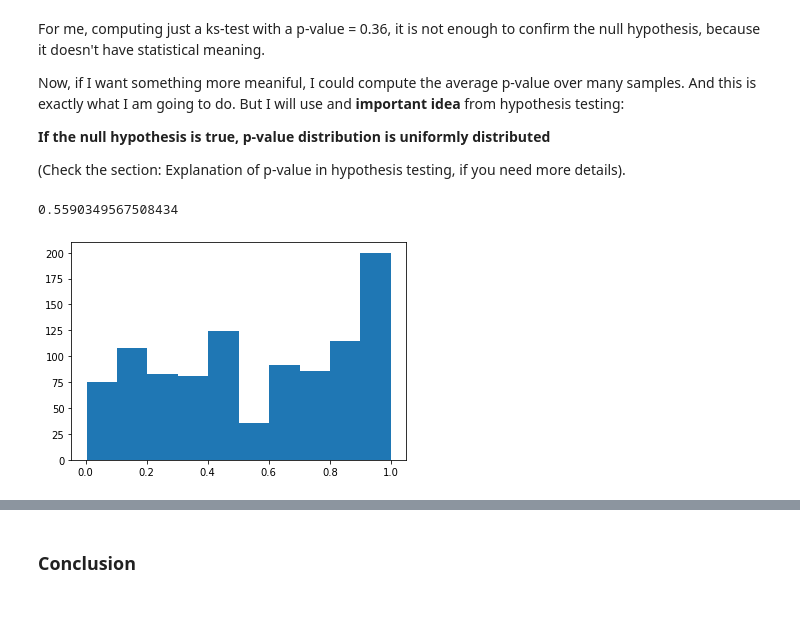
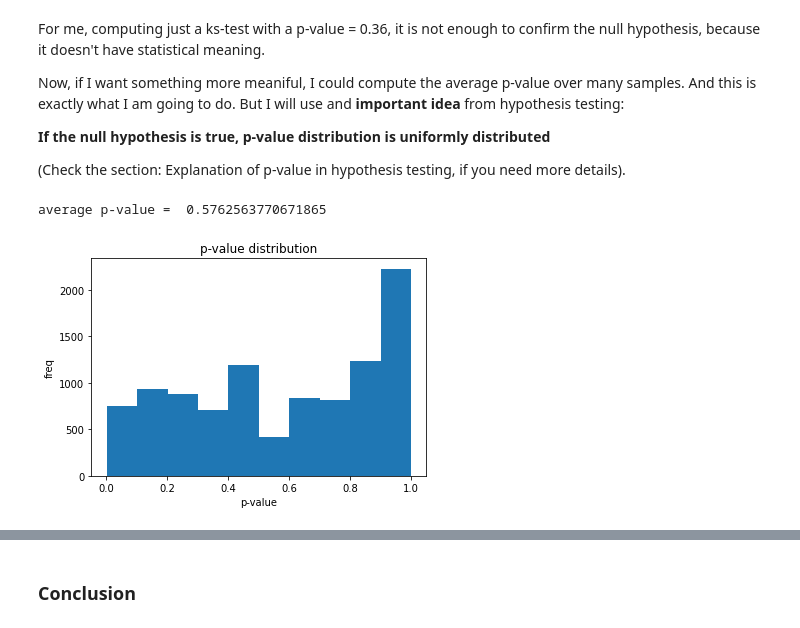
Before and after one commit to gllodra12/hypothesis_testing_notes, a Jupyter notebook: 1st_Exercise.ipynb, the cells around one changed output, grey strips where cells are left out. Saved outputs shown, nothing was run; the diff lists cells and outputs as text; code cells hidden in the pictures.

Commit message:
ks_test with p-value distribution

```diff
--- a/1st_Exercise.ipynb
+++ b/1st_Exercise.ipynb
@@ -338,14 +341,17 @@ Now, if I want something more meaniful, I could compute the average p-value over
 (Check the section: Explanation of p-value in hypothesis testing, if you need more details).
 # %%
 p_values = list()
-for _ in range(1000):
+for _ in range(10000):
     mock = get_sample(samples_10000, 500)
     s, p = ks_2samp(mock, samples_500['value'])
 
     p_values.append(p)
 
 plt.hist(p_values)
-print(np.mean(p_values))
+plt.title("p-value distribution")
+plt.ylabel("freq")
+plt.xlabel("p-value")
+print("average p-value = ", np.mean(p_values))
 # %% [output]
-0.5590349567508434
+average p-value =  0.5762563770671865
-[figure, old version]
+[figure, new version]
```
Also changed, not shown: parts of 4 cells of this notebook.
